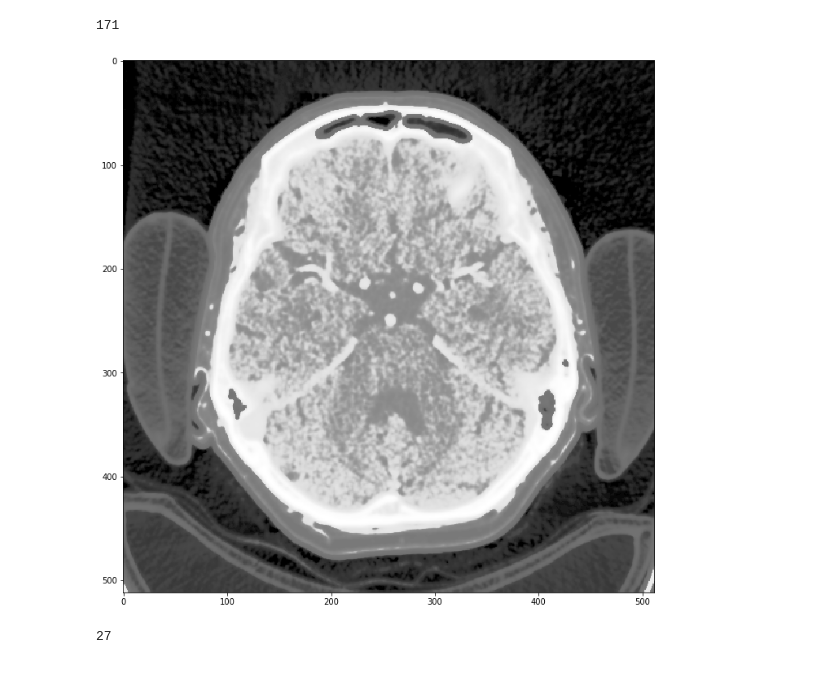
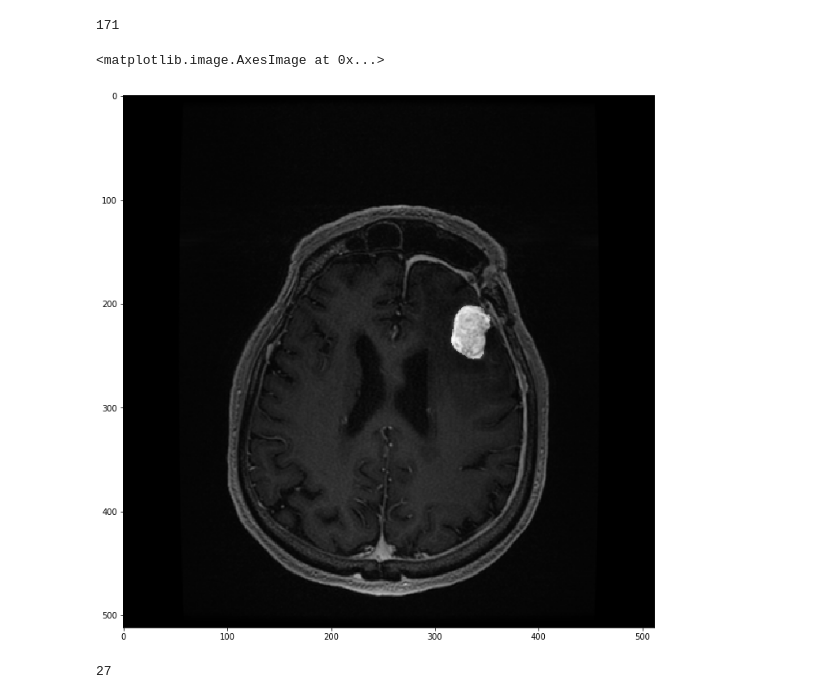
Before and after one commit to strawberrypie/varian-challenge, a Jupyter notebook: notebooks/DataPreprocessing.ipynb, the cells around one changed output. Cells and saved outputs as stored; diff of their text form; code cells hidden in the pictures.

```diff
--- a/notebooks/DataPreprocessing.ipynb
+++ b/notebooks/DataPreprocessing.ipynb
@@ -99,34 +218,48 @@ IDX = 0
 # %%
-plt.figure(figsize=(12, 12))
+images_list = mr_images
+masks_list = []
 
-images_list = ct_images
+cur_x = np.zeros((len(mr_images), mr_images[0].pixel_array.shape[0], mr_images[0].pixel_array.shape[1]))
+cur_y = np.zeros((len(mr_images), mr_images[0].pixel_array.shape[0], mr_images[0].pixel_array.shape[1]))
 
-dicom_image = images_list[IDX]
-scale_x = scale_y = 1
-shift_x = shift_y = shift_z = 0
-plt.imshow(exposure.equalize_hist(dicom_image.pixel_array))
+for IDX in range(len(images_list)):
+    dicom_image = images_list[IDX]
+    cur_x[IDX] = dicom_image.pixel_array
+    mask = np.zeros_like(dicom_image.pixel_array)
+    scale_x = scale_y = 1
+    shift_x = shift_y = shift_z = 0
 
-if dicom_image.get("PixelSpacing") is None:
-    print("No Pixel spacing")
+    if dicom_image.get("PixelSpacing") is None:
+        print("No Pixel spacing")
 
-if dicom_image.get("ImagePositionPatient") is None:
-    print("No position")
+    if dicom_image.get("ImagePositionPatient") is None:
+        print("No position")
 
-scale_x, scale_y = dicom_image.get("PixelSpacing", [scale_x, scale_y])
-shift_x, shift_y, shift_z = dicom_image.get("ImagePositionPatient", [shift_x, shift_y, shift_z])
+    scale_x, scale_y = dicom_image.get("PixelSpacing", [scale_x, scale_y])
+    shift_x, shift_y, shift_z = dicom_image.get("ImagePositionPatient", [shift_x, shift_y, shift_z])
 
-if images_list[IDX].SOPInstanceUID in uid_contour_dict:
-    contour_data = uid_contour_dict[images_list[IDX].SOPInstanceUID]
+    if images_list[IDX].SOPInstanceUID in uid_contour_dict:
+        contour_data = uid_contour_dict[images_list[IDX].SOPInstanceUID]
 
-    xs = np.array(contour_data[::3]) - shift_x
-    ys = np.array(contour_data[1::3]) - shift_y
+        xs = np.array(contour_data[::3]) - shift_x
+        ys = np.array(contour_data[1::3]) - shift_y
 
-    xs /= scale_x
-    ys /= scale_y
 
-    zs = contour_data[2::3]
+        xs /= scale_x
+        ys /= scale_y
 
-    plt.plot(xs, ys)
-IDX += 1
+        poly_idx = draw.polygon(ys, xs, shape=mask.shape)
+        mask[poly_idx[0], poly_idx[1]] = 1
+
+        zs = contour_data[2::3]
+
+    cur_y[IDX] = mask
-# %% [output]
-[figure, removed]
+# %%
+ALPHA = .4
+IDX = 31
+
+plt.figure(figsize=(12, 12))
+plt.imshow(cur_x[IDX] * ALPHA + (1 - ALPHA) * cur_y[IDX] * cur_x[IDX])
+# %% [output]
+<matplotlib.image.AxesImage at 0x...>
+[figure, added]
```
Also changed, not shown: parts of 15 cells of this notebook.
